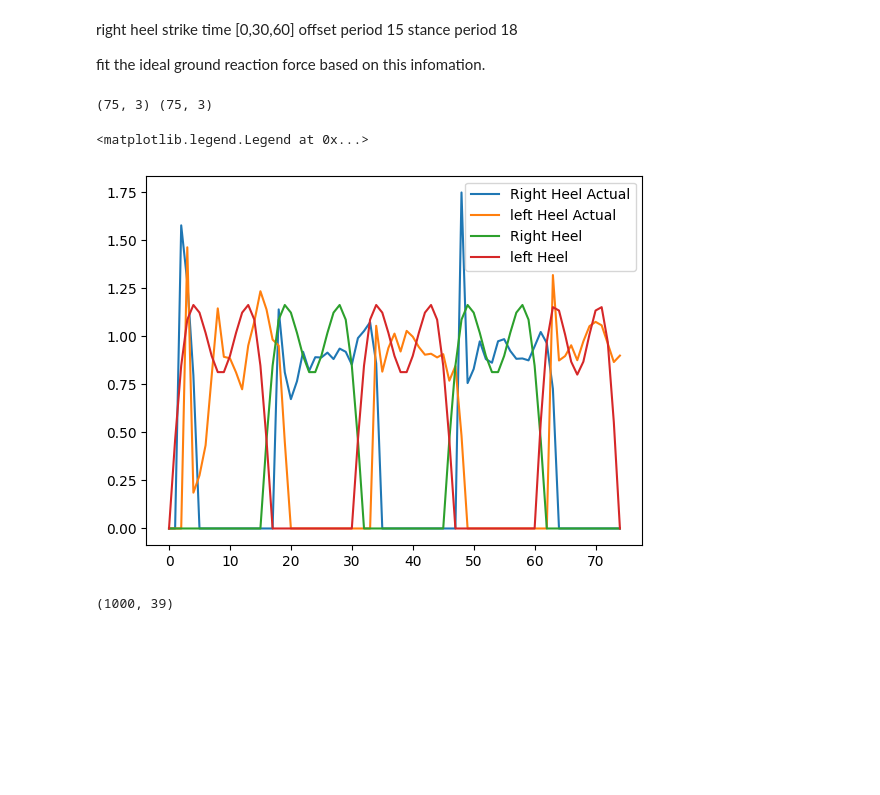
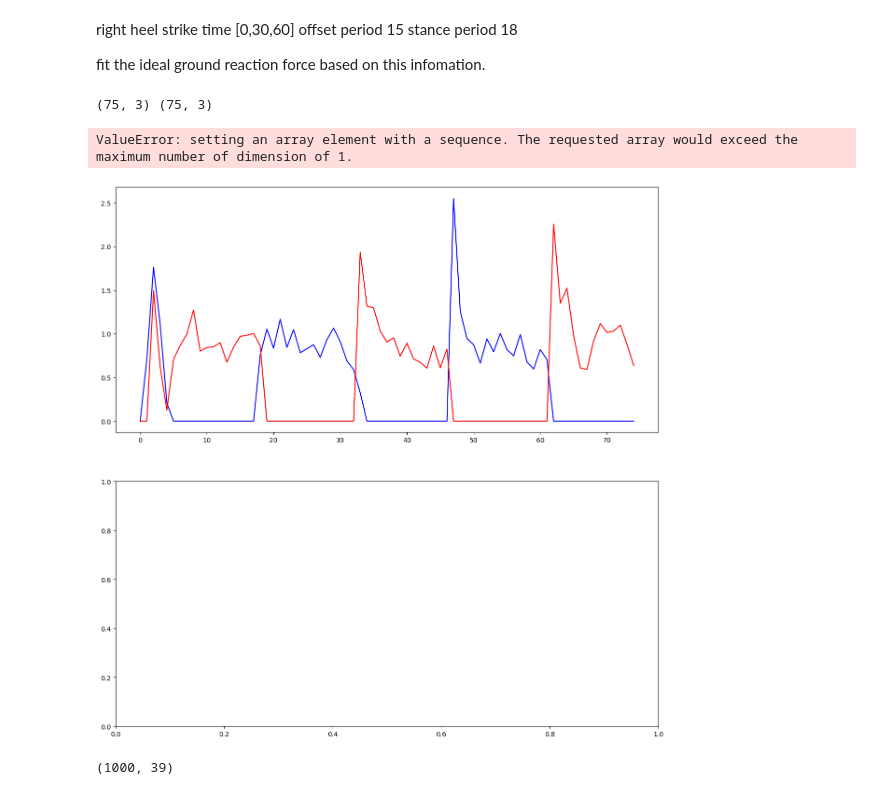
Before and after one commit to liuxy10/RFC, a Jupyter notebook: sync.ipynb, the cells around one changed output. Saved outputs shown, nothing was run; the diff lists cells and outputs as text; code cells hidden in the pictures; blank space fills up the shorter version.

```diff
--- a/sync.ipynb
+++ b/sync.ipynb
@@ -64,25 +64,28 @@ from scipy.interpolate import CubicSpline
 import matplotlib.pyplot as plt
 
 def generate_interpolated_grf(t):
-    # Define key timing points and force values
+    # Define key timing points and force values for vertical and AP forces
     time_points = [0, 15, 50, 85, 100]  # Percentage of stance phase
-    force_points = [0, 1.0, 0.8, 1.0, 0]  # Normalized to body weight
+    force_vert_points = [0, 1.0, 0.8, 1.0, 0]  # Normalized to body weight
 
-    # Create cubic spline interpolation
-    cs = CubicSpline(time_points, force_points, bc_type='natural')
+    force_ap_points = [0, -0.2, 0, 0.2, 0]  # Example AP force values
 
-    return cs(t)
+    # Create cubic spline interpolation for vertical and AP forces
+    cs_vert = CubicSpline(time_points, force_vert_points, bc_type='natural')
+    cs_ap = CubicSpline(time_points, force_ap_points, bc_type='natural')
 
+    return cs_vert(t), cs_ap(t)
 
 
 # Generate interpolated GRF curve
 
 # Generate interpolated values
 time_fine = np.linspace(0, 100, 500)  # High-resolution time points
-force_fine = generate_interpolated_grf(time_fine)
+force_vert, force_ap  = generate_interpolated_grf(time_fine)
 # Plot the results
 plt.figure(figsize=(10, 6))
-plt.plot(time_fine, force_fine, label='Interpolated GRF Curve', color='blue')
+plt.plot(time_fine, force_vert, label='vert GRF Curve', color='blue')
+plt.plot(time_fine, force_ap, label='AP GRF Curve', color='blue')
 plt.title('Ground Reaction Force Curve (Normalized to Body Weight)')
 plt.xlabel('Stance Phase (%)')
 plt.ylabel('Force (Normalized to Body Weight)')
@@ -98,41 +101,52 @@ stance period 18
 
 fit the ideal ground reaction force based on this infomation.
 # %%
-def get_ideal_grf(total_idx = 75, rhs_index = [0,30,60], offset_period = 15, stance_period = 18):
+# hard coded for 0202
+def get_ideal_grf(total_idx = 76, rhs_index = [0,30,60], offset_period = 15, stance_period = 18):
     grf = np.zeros((total_idx, 2))
-    t_per_cycle = rhs_index[1] - rhs_index[0]
+    grf_ap = np.zeros((total_idx, 2))
 
-    # 1 row (right), 0 left
+    # for 1 row (right), 0 row (left)
     for i in rhs_index:
         if i + stance_period > total_idx:
-            grf[i:, 1] = generate_interpolated_grf(np.linspace(0, 100, total_idx-i))[:total_idx-i]
+            grf[i:, 1], grf_ap[i:, 1] = generate_interpolated_grf(np.linspace(0, 100, total_idx-i))[:total_idx-i]
             continue
 
         if i + stance_period + offset_period > total_idx:
-            grf[i:, 0] = generate_interpolated_grf(np.linspace(0, 100, total_idx-i - offset_period))[:total_idx-i-offset_period]
+            grf[i:, 0], grf_ap[i:, 1] = generate_interpolated_grf(np.linspace(0, 100, total_idx-i - offset_period))[:total_idx-i-offset_period]
             continue
 
-        grf [i:i+stance_period,1] = generate_interpolated_grf(np.linspace(0, 100, stance_period))  # High-resolution time point
-        grf [i+offset_period:i+stance_period+offset_period, 0] = generate_interpolated_grf(np.linspace(0, 100, stance_period))
+        grf [i:i+stance_period,1], grf_ap[i:i+stance_period,1] = generate_interpolated_grf(np.linspace(0, 100, stance_period))  # High-resolution time point
+        grf [i+offset_period:i+stance_period+offset_period, 0], grf_ap[i+offset_period:i+stance_period+offset_period, 0] = generate_interpolated_grf(np.linspace(0, 100, stance_period))
 
-    return grf
+    return grf, grf_ap
 
 
 grf_actual_l = np.load('grf_l.npy')
 grf_actual_r = np.load('grf_r.npy')
 
 print(grf_actual_r.shape, grf_actual_l.shape)
 
-plt.plot(grf_actual_r[:,2]/env.mass/9.81, label='Right Heel Actual (i=75)')
-plt.plot(grf_actual_l[:,2]/env.mass/9.81, label='left Heel Actual (i=75)')
-grf = get_ideal_grf()
-plt.plot(grf[:,0], label='Right Heel')
-plt.plot(grf[:,1], label='left Heel')
-plt.legend()
+
+i = 75
+fig, ax = plt.subplots(2, 1, figsize=(15, 15))
+ax[0].plot(grf_actual_r[:,2]/env.mass/9.81, 'b-', label=f'Right vert actual (i={i})')
+ax[0].plot(grf_actual_l[:,2]/env.mass/9.81, 'r-', label=f'left vert atual (i={i})')
+grf, grf_ap = get_ideal_grf()
+ax[0].plot(grf[:,0], 'b:',label='Right vert ideal')
+ax[0].plot(grf[:,1], 'r:', label='left vert ideal')
+ax[0].legend()
+
+ax[1].plot(grf_actual_r[:,1]/env.mass/9.81, 'b-', label=f'Right AP actual (i={i})')
+ax[1].plot(grf_actual_l[:,1]/env.mass/9.81, 'r-', label=f'left AP actual (i={i})')
+# grf = get_ideal_grf()
+ax[0].plot(grf_ap[:,0], 'b:',label='Right AP ideal')
+ax[0].plot(grf_ap[:,1], 'r:', label='left AP ideal')
+ax[1].legend()
 # %% [output]
 (75, 3) (75, 3)
-<matplotlib.legend.Legend at 0x...>
+ValueError: setting an array element with a sequence. The requested array would exceed the maximum number of dimension of 1.
-[figure, old version]
+[figure, new version]
 # %%
 poses_gt = []
 forces, grfs, jkps = [], [], []
```
Also changed, not shown: parts of 2 cells of this notebook, 9 other files.
